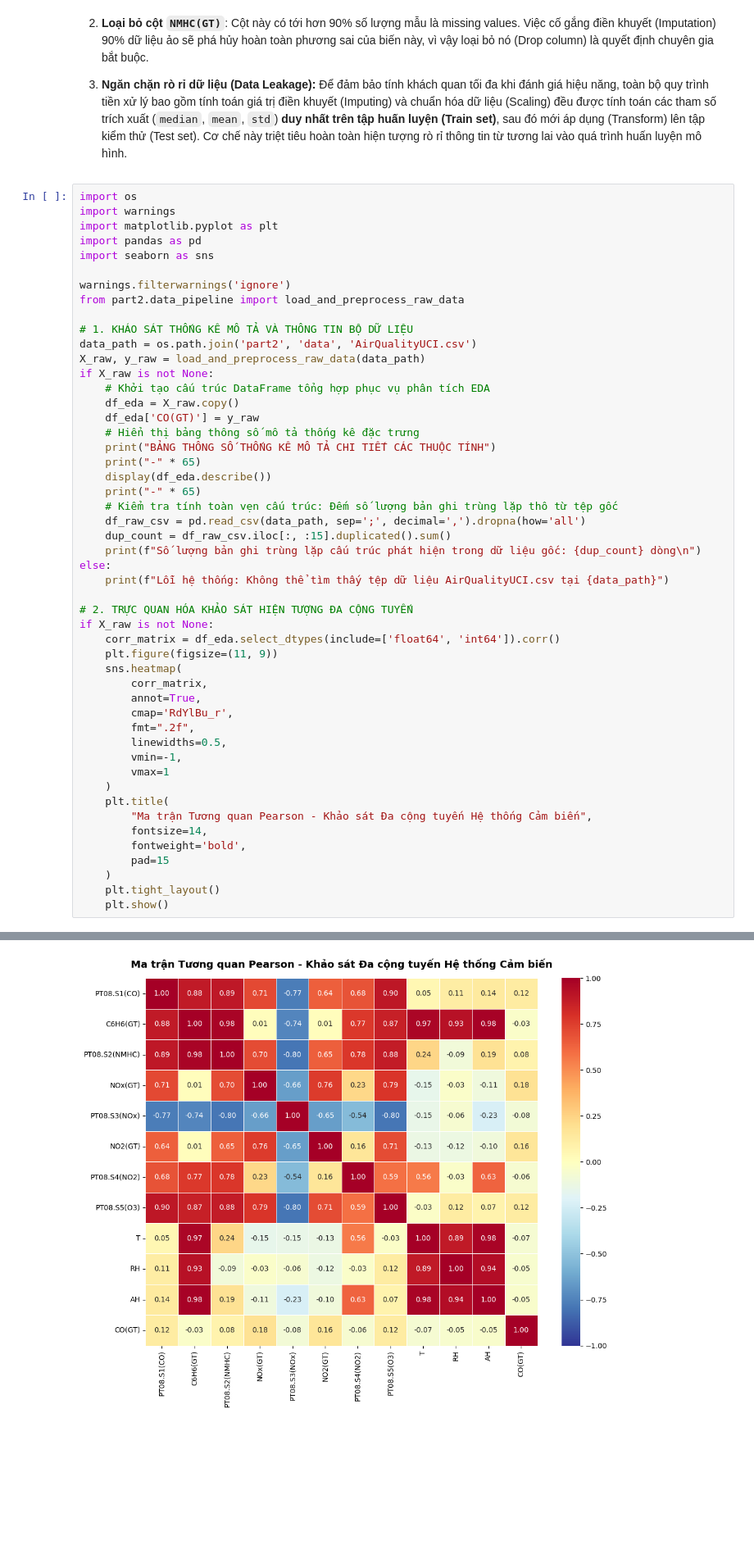
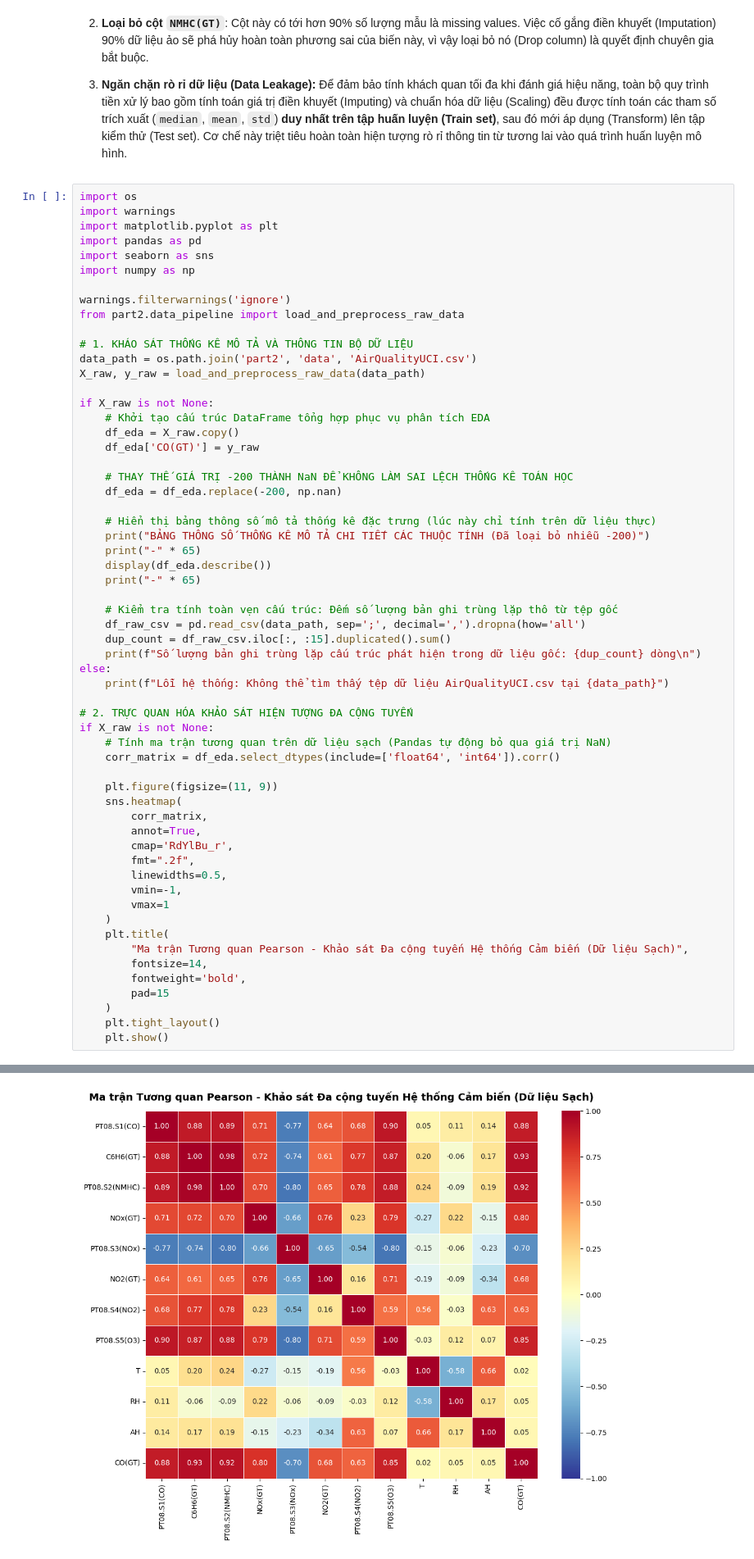
Before and after one commit to Hidebray/Data-fitting--OLS, a Jupyter notebook: part2_notebook.ipynb, the cells around one changed output, grey strips where cells are left out. Shown at 82% size. Drawn from its saved outputs; the diff is of its cells as text; blank space fills up the shorter version.

```diff
--- a/part2_notebook.ipynb
+++ b/part2_notebook.ipynb
@@ -12,6 +12,7 @@ import warnings
 import matplotlib.pyplot as plt
 import pandas as pd
 import seaborn as sns
+import numpy as np
 
 warnings.filterwarnings('ignore')
 from part2.data_pipeline import load_and_preprocess_raw_data
@@ -19,15 +20,21 @@ from part2.data_pipeline import load_and_preprocess_raw_data
 # 1. KHÁO SÁT THỐNG KÊ MÔ TẢ VÀ THÔNG TIN BỘ DỮ LIỆU
 data_path = os.path.join('part2', 'data', 'AirQualityUCI.csv')
 X_raw, y_raw = load_and_preprocess_raw_data(data_path)
+
 if X_raw is not None:
     # Khởi tạo cấu trúc DataFrame tổng hợp phục vụ phân tích EDA
     df_eda = X_raw.copy()
     df_eda['CO(GT)'] = y_raw
-    # Hiển thị bảng thông số mô tả thống kê đặc trưng
-    print("BẢNG THÔNG SỐ THỐNG KÊ MÔ TẢ CHI TIẾT CÁC THUỘC TÍNH")
+
+    # THAY THẾ GIÁ TRỊ -200 THÀNH NaN ĐỂ KHÔNG LÀM SAI LỆCH THỐNG KÊ TOÁN HỌC
+    df_eda = df_eda.replace(-200, np.nan)
+
+    # Hiển thị bảng thông số mô tả thống kê đặc trưng (lúc này chỉ tính trên dữ liệu thực)
+    print("BẢNG THÔNG SỐ THỐNG KÊ MÔ TẢ CHI TIẾT CÁC THUỘC TÍNH (Đã loại bỏ nhiễu -200)")
     print("-" * 65)
     display(df_eda.describe())
     print("-" * 65)
+
     # Kiểm tra tính toàn vẹn cấu trúc: Đếm số lượng bản ghi trùng lặp thô từ tệp gốc
     df_raw_csv = pd.read_csv(data_path, sep=';', decimal=',').dropna(how='all')
     dup_count = df_raw_csv.iloc[:, :15].duplicated().sum()
@@ -37,7 +44,9 @@ else:
 
 # 2. TRỰC QUAN HÓA KHẢO SÁT HIỆN TƯỢNG ĐA CỘNG TUYẾN
 if X_raw is not None:
+    # Tính ma trận tương quan trên dữ liệu sạch (Pandas tự động bỏ qua giá trị NaN)
     corr_matrix = df_eda.select_dtypes(include=['float64', 'int64']).corr()
+
     plt.figure(figsize=(11, 9))
     sns.heatmap(
         corr_matrix,
@@ -49,7 +58,7 @@ if X_raw is not None:
         vmax=1
     )
     plt.title(
-        "Ma trận Tương quan Pearson - Khảo sát Đa cộng tuyến Hệ thống Cảm biến",
+        "Ma trận Tương quan Pearson - Khảo sát Đa cộng tuyến Hệ thống Cảm biến (Dữ liệu Sạch)",
         fontsize=14,
         fontweight='bold',
         pad=15
@@ -70,7 +79,7 @@ BẢNG THÔNG SỐ THỐNG KÊ MÔ TẢ CHI TIẾT CÁC THUỘC TÍNH
 | max | 2040.000000 | 63.700000 | 2214.000000 | 1479.000000 | 2683.000000 | 340.000000 | 2775.000000 | 2523.000000 | ... |
 -----------------------------------------------------------------
 Số lượng bản ghi trùng lặp cấu trúc phát hiện trong dữ liệu gốc: 113 dòng
-[figure, old version]
+[figure, new version]
 # %%
 import numpy as np
 from sklearn.model_selection import train_test_split
```
Also changed, not shown: parts of 4 cells of this notebook, 4 other files.
